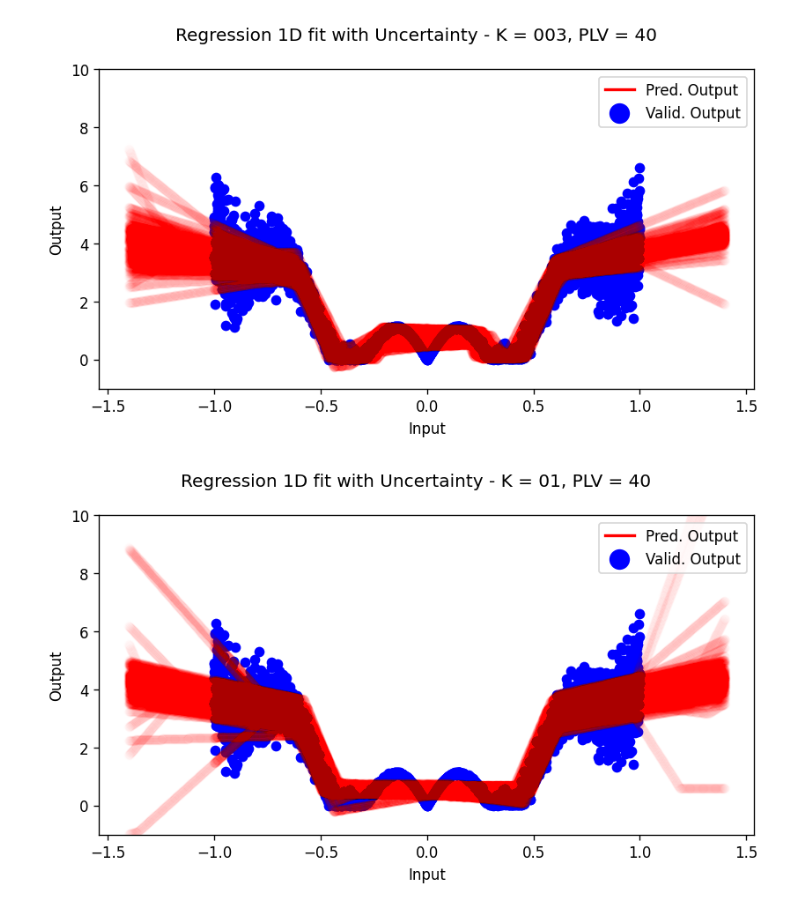
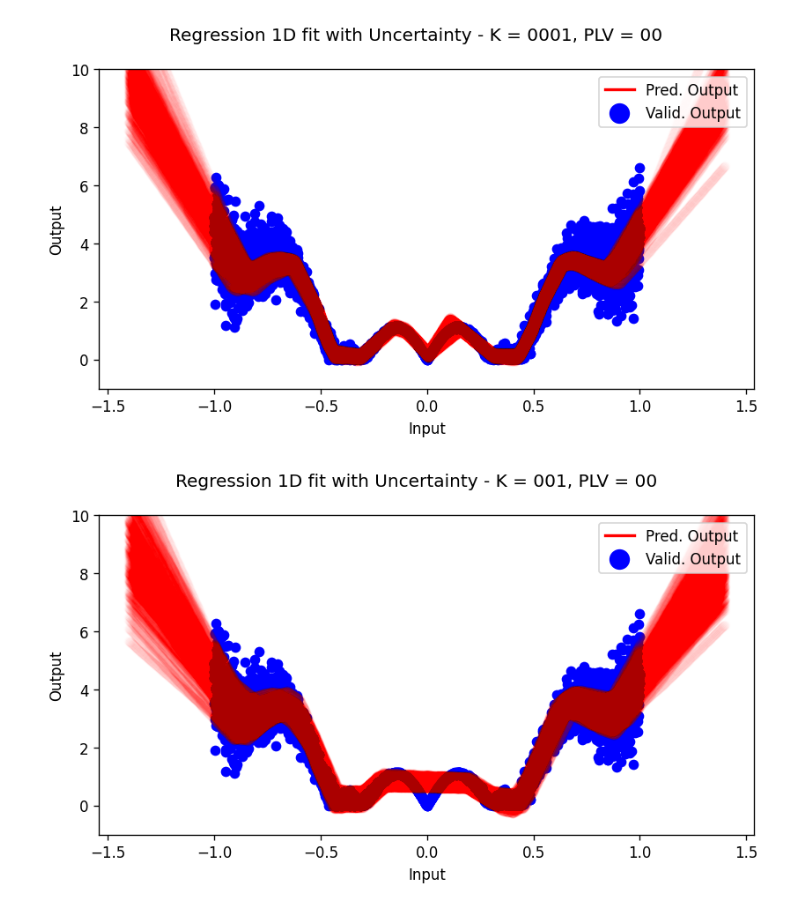
Before and after one commit to AlanLahoud/BNNSOP, a Jupyter notebook: illustrative_example.ipynb, the cells around one changed output. Cells and saved outputs as stored; diff of their text form; code cells hidden in the pictures.

```diff
--- a/illustrative_example.ipynb
+++ b/illustrative_example.ipynb
@@ -69,5 +69,8 @@ ELBO LOSS        train 49.08 valid 48.67
 # %%
 BATCH_SIZE_LOADER = 32 # Standard batch size
+# %%
+N = 10000
+N_train = 6000
 # %%
 N_valid = N - N_train
 
@@ -98,7 +101,7 @@ y_val = validation_loader.dataset.dataset.y[validation_loader.dataset.indices]
 demand_true = y_val[:,0]
 # %%
 k_list = [0.0, 0.00001, 0.00003, 0.0001, 0.0003, 0.001, 0.003, 0.01, 0.03, 0.1]
-plv_list = [-2.0, 0.0, 2.0, 4.0, 8.0]
+plv_list = [-2.0, 0.0, 2.0, 4.0]
 
 h_opt_dict = dict()
 for kk in k_list:
@@ -167,11 +170,11 @@ plot_regression(K='00', PLV='40')
 # %%
-plot_regression(K='003', PLV='40')
+plot_regression(K='0001', PLV='00')
 # %% [output]
-[figure, old version]
+[figure, new version]
 # %%
-plot_regression(K='01', PLV='40')
+plot_regression(K='001', PLV='00')
 # %% [output]
-[figure, old version]
+[figure, new version]
 # %%
 def profit(order, sell_price, cost_price):
     return sell_price*torch.minimum(order, demand_true) - cost_price*order
```
Also changed, not shown: parts of 5 cells of this notebook.
